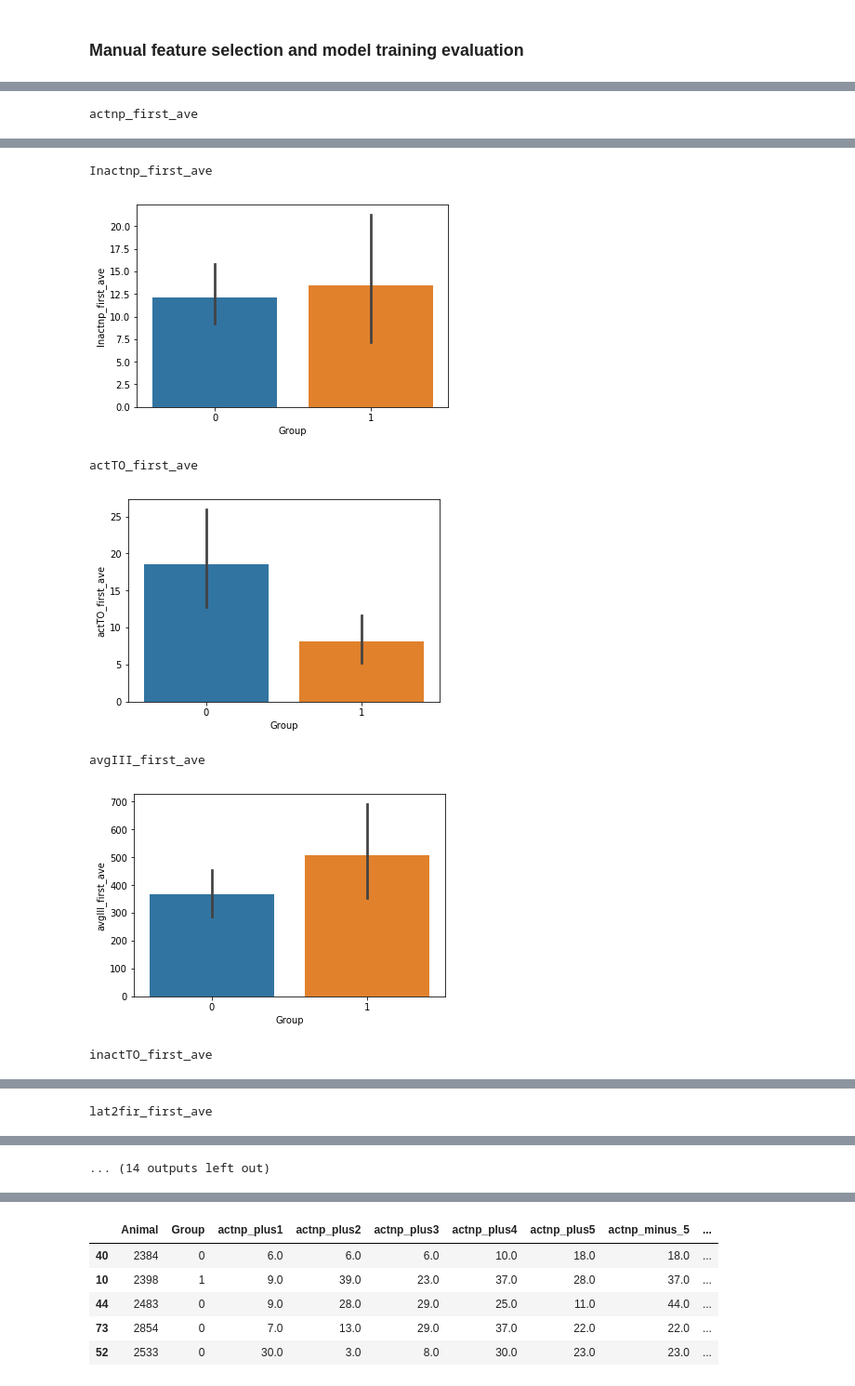
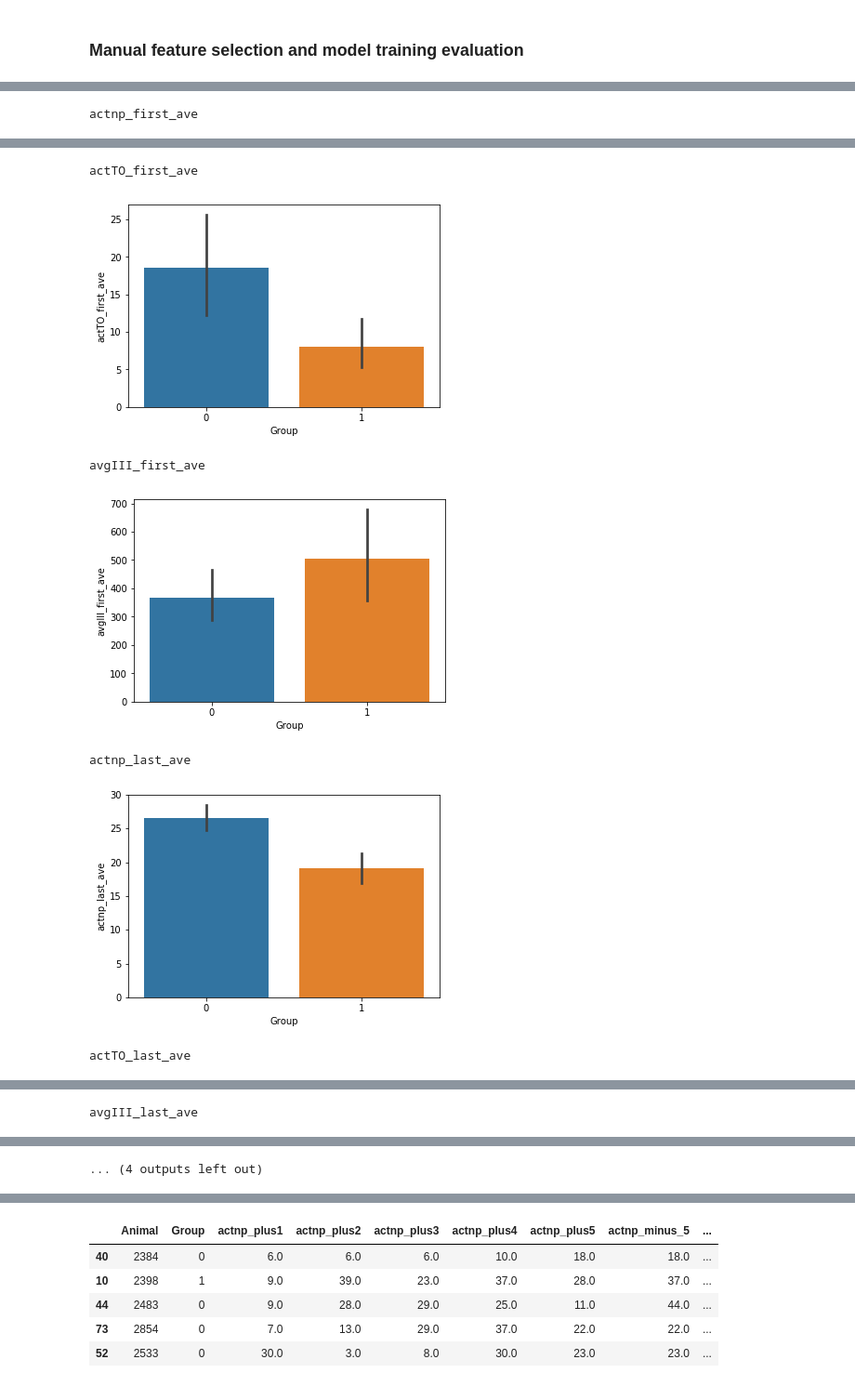
Before and after one commit to grace3999/PredictEscalation, a Jupyter notebook: EscalationProj_Ryan2.ipynb, the cells around one changed output, grey strips where cells are left out. Shown at 93% size. Saved outputs shown, nothing was run; the diff lists cells and outputs as text; code cells hidden in the pictures.

```diff
--- a/EscalationProj_Ryan2.ipynb
+++ b/EscalationProj_Ryan2.ipynb
@@ -164,6 +164,8 @@ for sheet_name in whole_file.sheet_names:
             sheet_data.loc[sheet_data.index[index], str(sheet_name + '_plus4')] = row.dropna()[5]
             sheet_data.loc[sheet_data.index[index], str(sheet_name + '_plus5')] = row.dropna()[6]
 
+            sheet_data.loc[sheet_data.index[index], str(sheet_name + '_full_ave')] = row.dropna()[2:].mean()
+
         sheet_data = sheet_data[['Animal', 'Group',
                                  str(sheet_name + '_plus1'), \
                                 str(sheet_name + '_plus2'), \
@@ -174,7 +176,8 @@ for sheet_name in whole_file.sheet_names:
                                 str(sheet_name + '_minus_4'), \
                                 str(sheet_name + '_minus_3'), \
                                 str(sheet_name + '_minus_2'), \
-                                str(sheet_name + '_minus_1')]]
+                                str(sheet_name + '_minus_1'),
+                                str(sheet_name + '_full_ave')]]
 
         sheet_data[str(sheet_name + '_last_ave')] = sheet_data.loc[:, str(sheet_name + '_minus_5'): str(sheet_name + '_minus_1')].mean(axis=1)
         sheet_data[str(sheet_name + '_first_ave')] = sheet_data.loc[:, str(sheet_name + '_plus1'): str(sheet_name + '_plus5')].mean(axis=1)
@@ -302,15 +315,15 @@ all_ave = ['actnp_first_ave',
 # %%
-for param in all_ave:
+for param in features_ave_firstlast:
     print(param)
     sns.barplot(x=combined_data["Group"], y=combined_data[param])
     plt.show()
 # %% [output]
 actnp_first_ave
 [figure]
-Inactnp_first_ave
+actTO_first_ave
-[figure, old version]
+[figure, new version]
-actTO_first_ave
+avgIII_first_ave
-[figure, old version]
+[figure, new version]
-avgIII_first_ave
+actnp_last_ave
-[figure, old version]
+[figure, new version]
-inactTO_first_ave
+actTO_last_ave
@@ -318 +331 @@ inactTO_first_ave
-lat2fir_first_ave
+avgIII_last_ave
@@ -320,4 +333,4 @@ lat2fir_first_ave
-... (14 outputs left out)
+... (4 outputs left out)
 # %%
 #split data
 train, test = train_test_split(combined_data, test_size = .3, random_state=1, stratify = combined_data['Group'])
```
Also changed, not shown: parts of 31 cells of this notebook.
